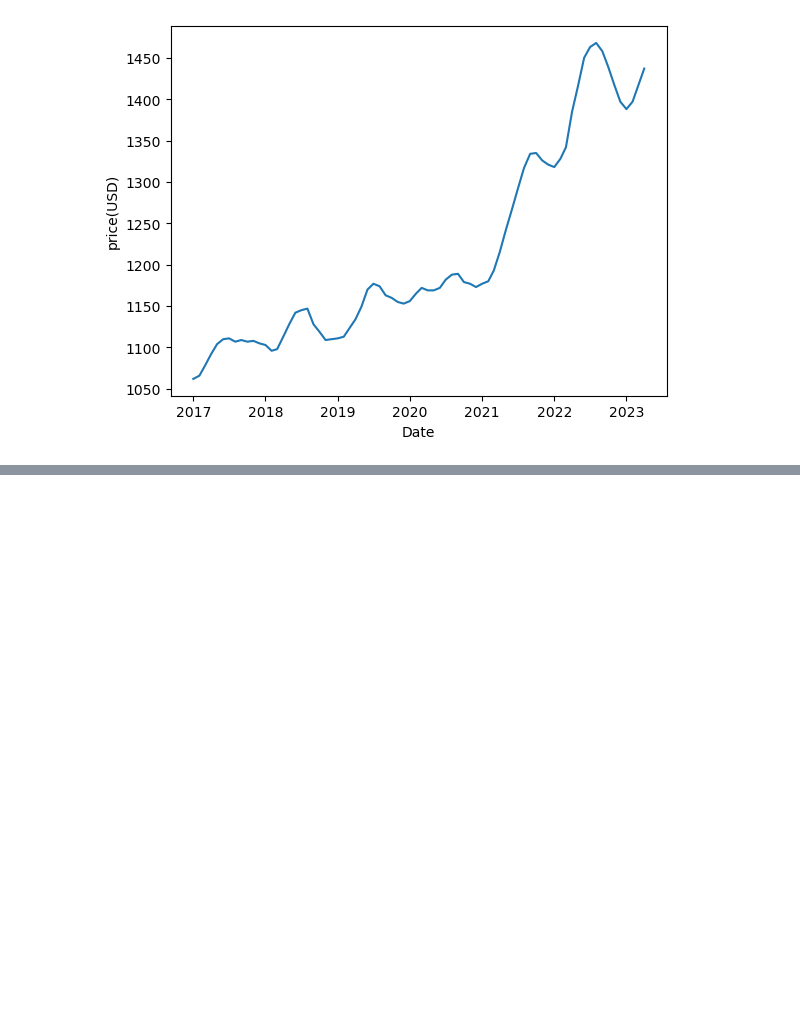
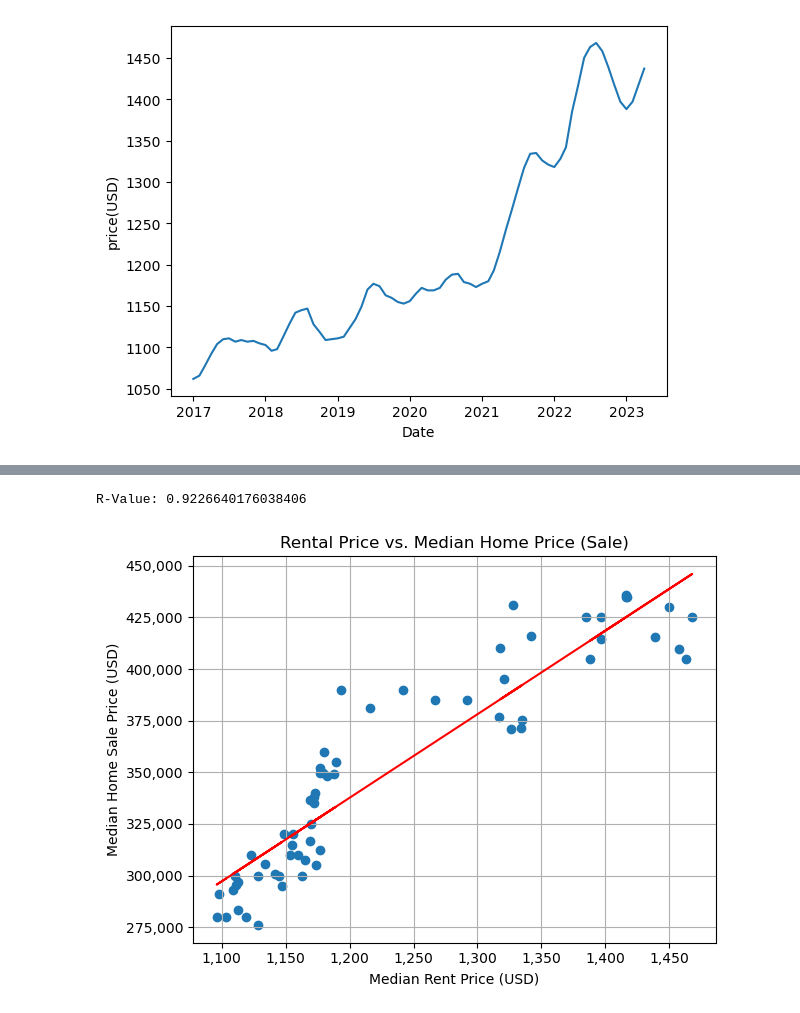
Before and after one commit to SamuelTHaynes/Bootcamp_Housing_Analysis, a Jupyter notebook: Johnson County Median Rent analysis.ipynb, the cells around one changed output, grey strips where cells are left out. Cells and saved outputs as stored; diff of their text form; code cells hidden in the pictures; blank space fills up the shorter version.

```diff
--- a/Johnson County Median Rent analysis.ipynb
+++ b/Johnson County Median Rent analysis.ipynb
@@ -74,0 +223,36 @@ Text(0, 0.5, 'price(USD)')
+# %%
+# Perform linear regression and get the r-value
+slope, intercept, r_value, p_value, std_err = linregress(merged_df['median_rent_price'], merged_df['median_sale_price'])
+print("R-Value:", r_value)
+
+# Create a scatter plot
+plt.scatter(merged_df['median_rent_price'], merged_df['median_sale_price'], marker='o')
+
+# Add the regression line to the plot
+plt.plot(merged_df['median_rent_price'], intercept + slope * merged_df['median_rent_price'], color='red')
+
+# Set labels and title
+plt.xlabel('Median Rent Price (USD)')
+plt.ylabel('Median Home Sale Price (USD)')
+plt.title('Rental Price vs. Median Home Price (Sale)')
+
+# Define a formatter function to add commas to the tick labels
+def format_with_commas(value, pos):
+    return "{:,}".format(int(value))
+
+# Apply the custom formatter to the y-axis ticks
+ax = plt.gca()
+ax.yaxis.set_major_formatter(FuncFormatter(format_with_commas))
+
+ax.xaxis.set_major_formatter(FuncFormatter(format_with_commas))
+# Adjust the plot layout
+plt.tight_layout()
+
+#add gridlines
+plt.grid(True)
+
+# Display the plot
+plt.show()
+# %% [output]
+R-Value: 0.9226640176038406
+[figure, added]
```
Also changed, not shown: parts of 9 cells of this notebook.
